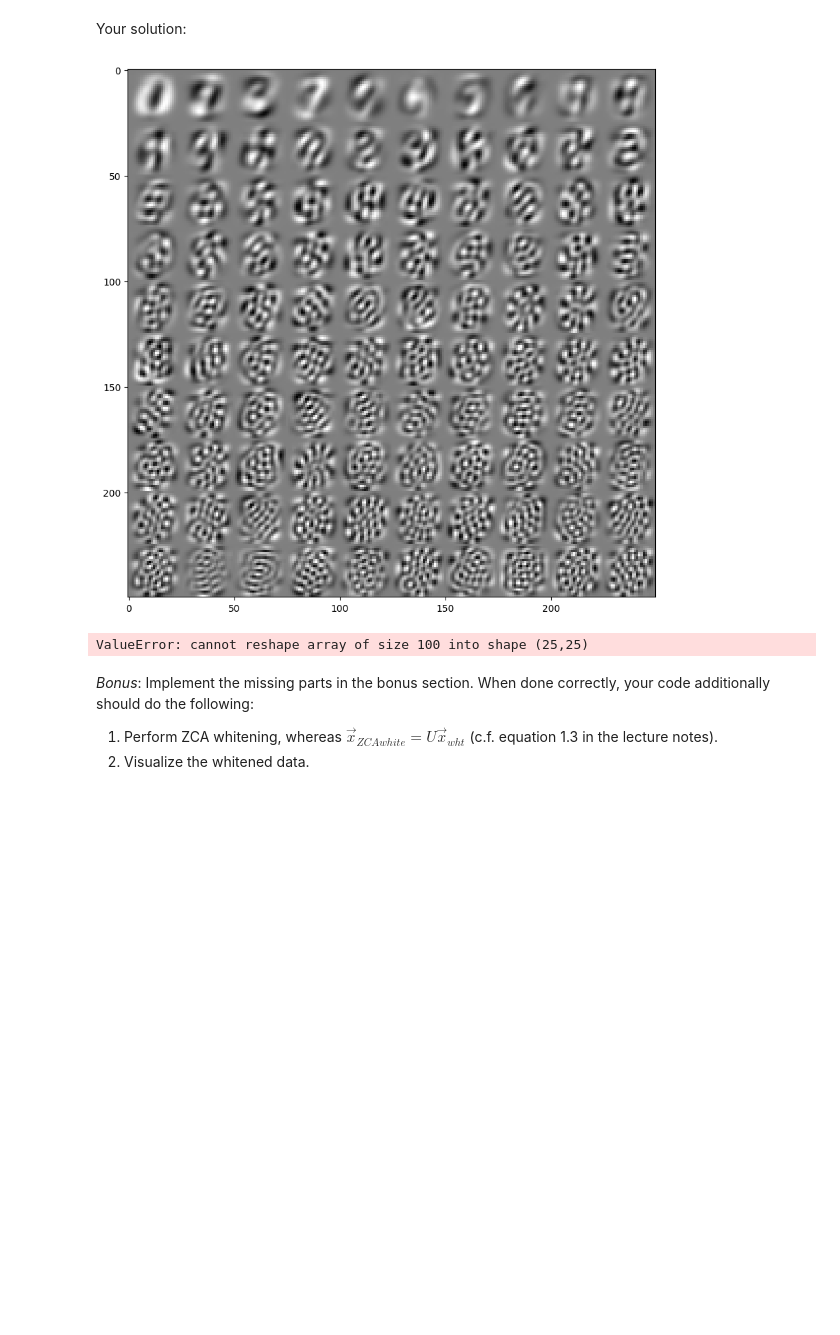
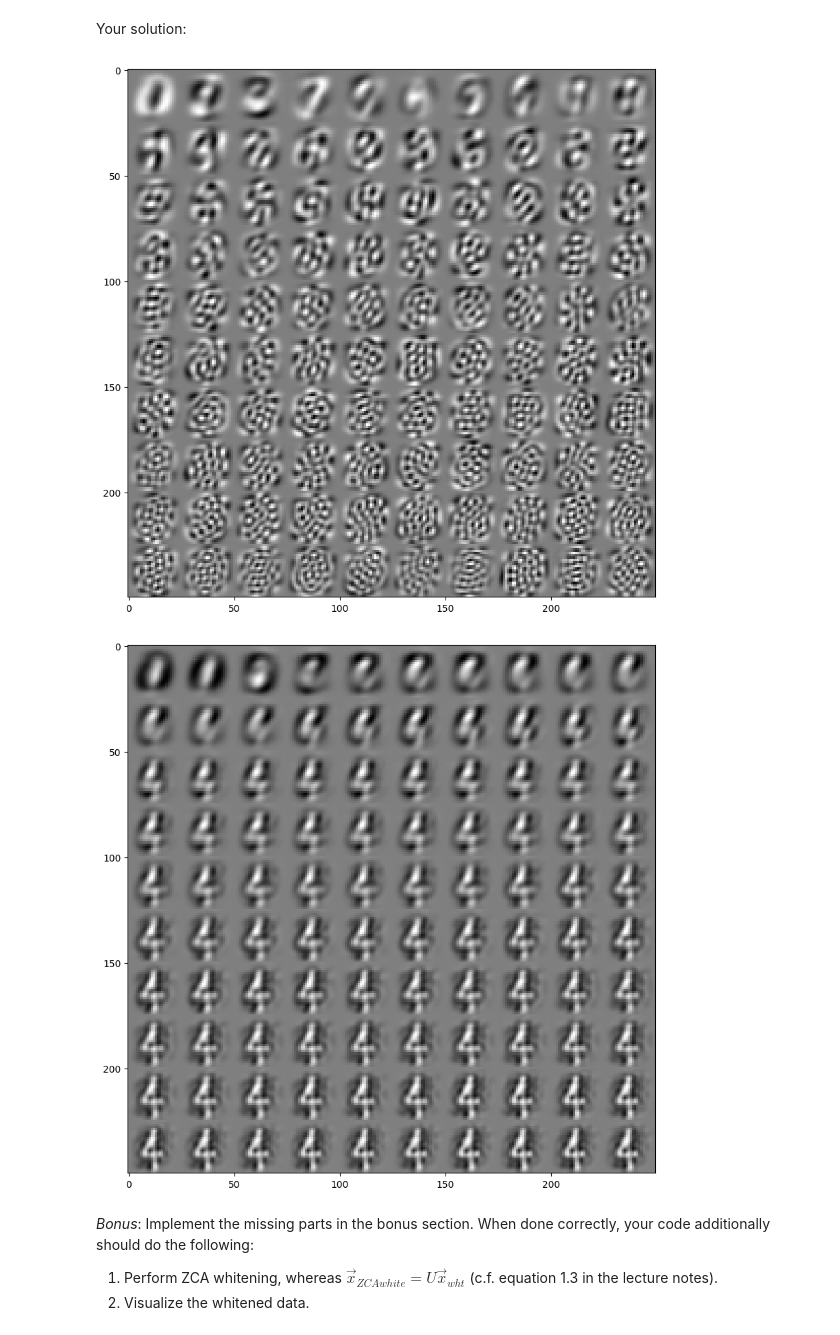
Before and after one commit to kawserahmad/ml-26, a Jupyter notebook: exercise_1.ipynb, the cells around one changed output. Cells and saved outputs as stored; diff of their text form; code cells hidden in the pictures; blank space fills up the shorter version.

```diff
--- a/exercise_1.ipynb
+++ b/exercise_1.ipynb
@@ -138,12 +140,12 @@ patch_size = 25
 n_basis = 100
 
 # TODO method : string describing whether to perform pca, ica, or sc
-#method = 'pca'
-method = 'ica'
+method = 'pca'
+#method = 'ica'
 #method = 'sc'
 
 # TODO n_iterations : number of iterations (only for sparse coding)
-n_iterations = -1
+n_iterations=50
 
 SC_LOAD_DICTIONARY = False
 # %%
@@ -204,7 +206,7 @@ elif method == 'sc':
 # TODO show the new set of basis vectors (only the first n_basis)
 show_in_grid(basis[:n_basis], patch_size, patch_size)
 # %% [output]
-[figure, old version]
+[figure, new version]
 # %%
 # RECONSTRUCTION
 ## Use different subsets of the new basis vectors to reconstruct a random patch
@@ -219,43 +221,57 @@ random_patch = patches[random.randint(0, n_patches-1)]
 reconstructions = []
 
 def sparse_coding_reconstruction(random_patch, basis, reconstructions, n_basis):
+
+    all_coef = sparse_encode(random_patch.reshape(1, -1), basis)
+    sorted_indices = np.argsort(np.abs(all_coef[0]))
+
     for i in range(n_basis):
         # TODO: only use the first i basis vectors
+        selected_indices = sorted_indices[-(i+1):]
+        basis_subset = basis[selected_indices]
+
         # TODO: compute the coefficients
         # From sparse_encode documentation. The output of sparse_encode
         # X ~= code * dictionary
-        coef = -1
+        coef = all_coef[:, selected_indices]
+
         # TODO: compute the reconstruction
-        x_recon = -1
+        x_recon = coef @ basis_subset
         reconstructions.append(x_recon)
 
     return reconstructions
 
 def linear_reconstruction(random_patch, basis, reconstructions, n_basis):
     for i in range(n_basis):
         # TODO: only use the first i basis vectors
+        basis_subset = basis[:i+1]
+
         # TODO: compute the inverse basis
+        inverse_basis = np.linalg.pinv(basis_subset)
+
         # TODO: compute the coefficients
+        coef = random_patch @ inverse_basis
+
         # TODO: compute the reconstruction
-        x_recon = -1
+        x_recon = coef @ basis_subset
         reconstructions.append(x_recon)
 
     return reconstructions
 
 if method == 'sc':
     reconstructions = sparse_coding_reconstruction(
         random_patch, basis, reconstructions, n_basis
     )
 else:
     reconstructions = linear_reconstruction(
         random_patch, basis, reconstructions, n_basis
     )
 reconstructions = np.stack(reconstructions)
 
 # TODO show the reconstructed patch
 show_in_grid(reconstructions, patch_size, patch_size)
 # %% [output]
-ValueError: cannot reshape array of size 100 into shape (25,25)
+[figure, added]
 # %% [markdown]
 *Bonus*: Implement the missing parts in the bonus section. When done correctly, your code additionally should do the following:
 1. Perform ZCA whitening, whereas $\vec{x}_{ZCAwhite}=U\vec{x}_{wht}$ (c.f. equation 1.3 in the lecture notes).
```
Also changed, not shown: parts of 24 cells of this notebook.
